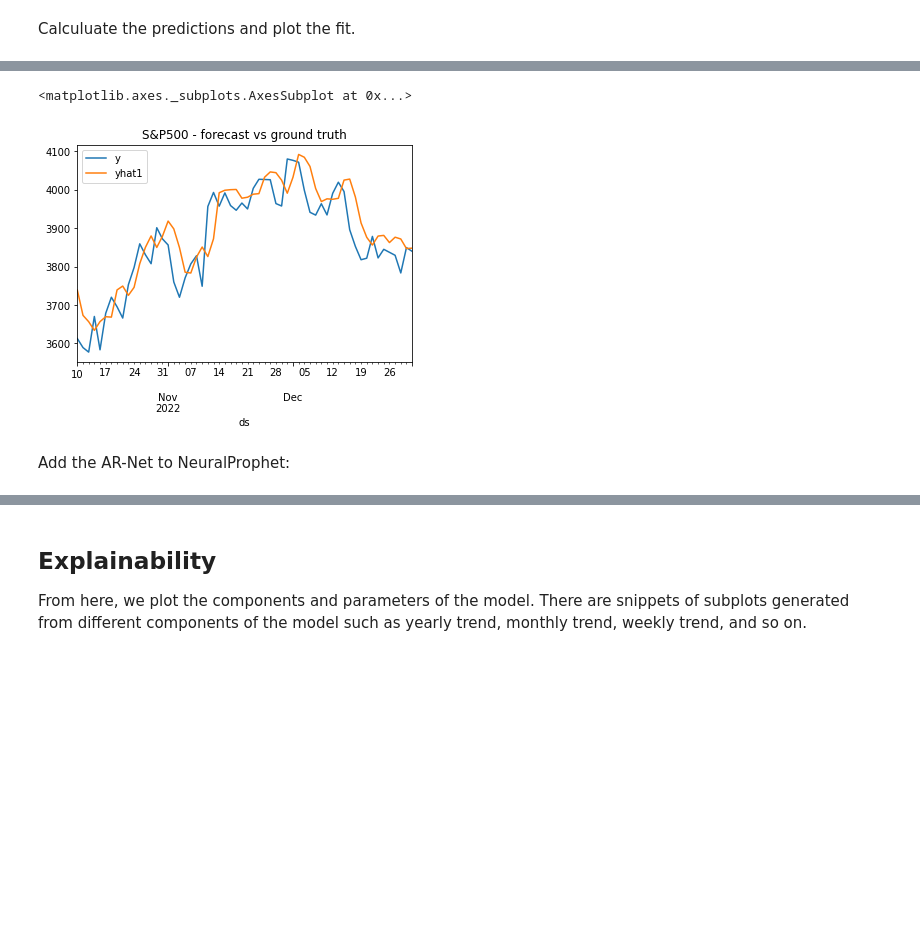
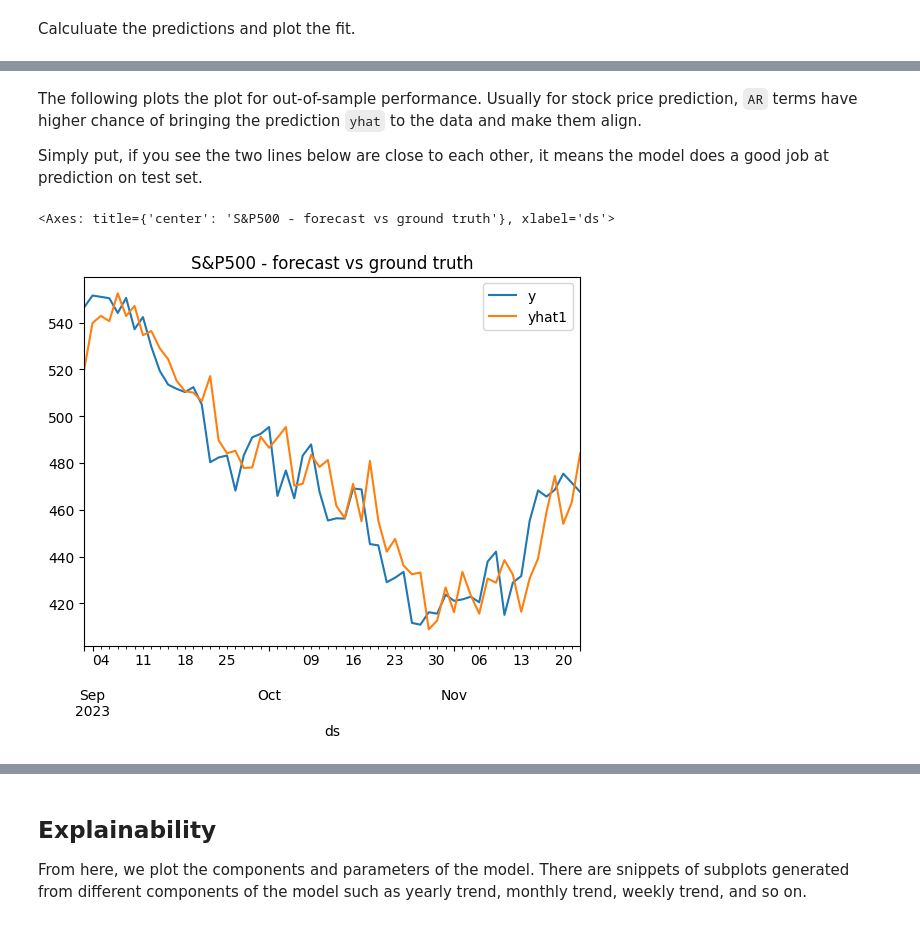
Before and after one commit to yiqiao-yin/WYNAssociates, a Jupyter notebook: docs/ref-deeplearning/ex16b - use neuralprophet to forecast stock price.ipynb, the cells around one changed output, grey strips where cells are left out. Cells and saved outputs as stored; diff of their text form; code cells hidden in the pictures; blank space fills up the shorter version.

Commit message:
neuralprophet notebook updated

```diff
--- a/docs/ref-deeplearning/ex16b - use neuralprophet to forecast stock price.ipynb
+++ b/docs/ref-deeplearning/ex16b - use neuralprophet to forecast stock price.ipynb
@@ -31,7 +36,7 @@ from neuralprophet.utils import set_random_seed
 # %% [markdown]
 Download the historical prices of the S&P500 index and prepare the DataFrame for modeling with NeuralProphet:
 # %%
-df = yf.download("^GSPC", start="2010-01-01", end="2022-12-31")
+df = yf.download("HUBS") #$, start="2010-01-01", end="2023-11-22")
 df = df[["Adj Close"]].reset_index(drop=False)
 df.columns = ["ds", "y"]
 # %% [output]
@@ -185,8 +240,12 @@ INFO:NP.df_utils:Returning df with no ID column
+# %% [markdown]
+The following plots the plot for out-of-sample performance. Usually for stock price prediction, `AR` terms have higher chance of bringing the prediction `yhat` to the data and make them align.
+
+Simply put, if you see the two lines below are close to each other, it means the model does a good job at prediction on test set.
 # %%
-pred_df.iloc[-TEST_LENGTH:].plot(x="ds", y=["y", "yhat1"],
-                                 title="S&P500 - forecast vs ground truth")
+pred_df.iloc[-TEST_LENGTH:].plot(
+    x="ds",
+    y=["y", "yhat1"],
+    title="S&P500 - forecast vs ground truth")
 # %% [output]
-<matplotlib.axes._subplots.AxesSubplot at 0x...>
+<Axes: title={'center': 'S&P500 - forecast vs ground truth'}, xlabel='ds'>
-[figure, old version]
+[figure, new version]
-# %% [markdown]
-Add the AR-Net to NeuralProphet:
```
Also changed, not shown: parts of 21 cells of this notebook, 1 other file.
